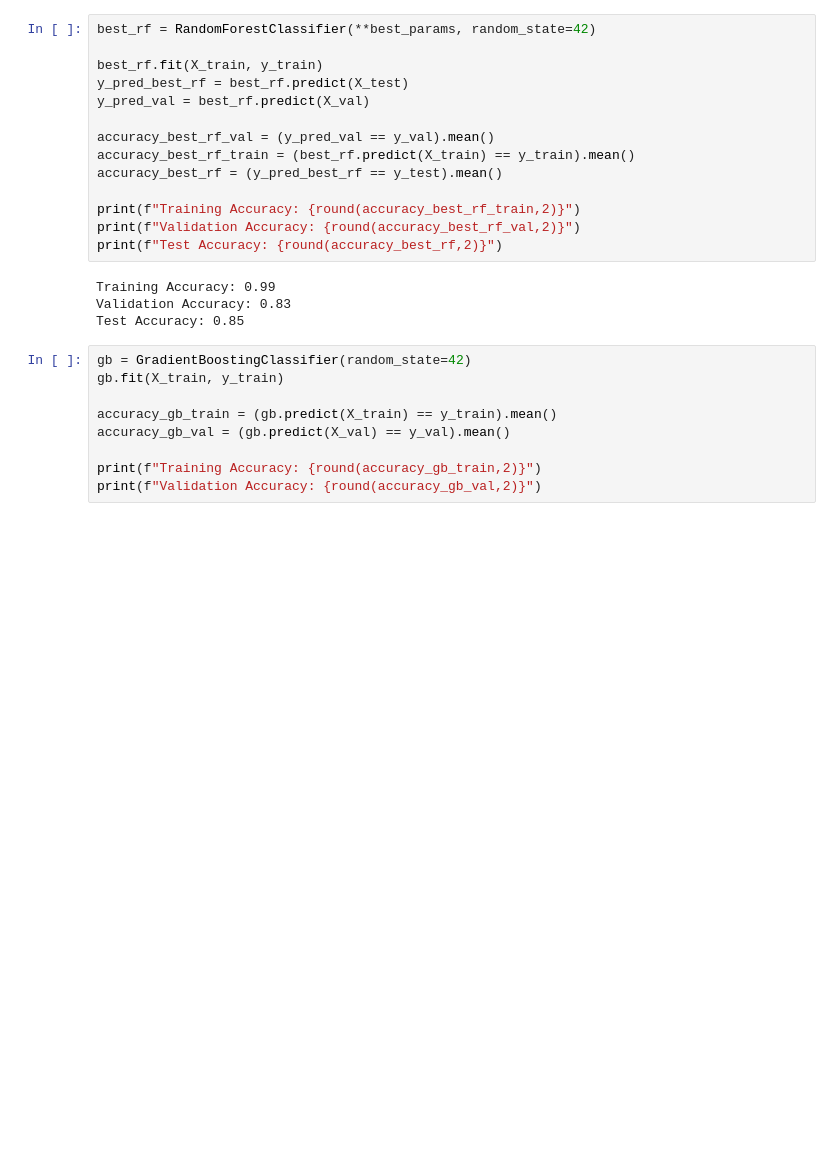
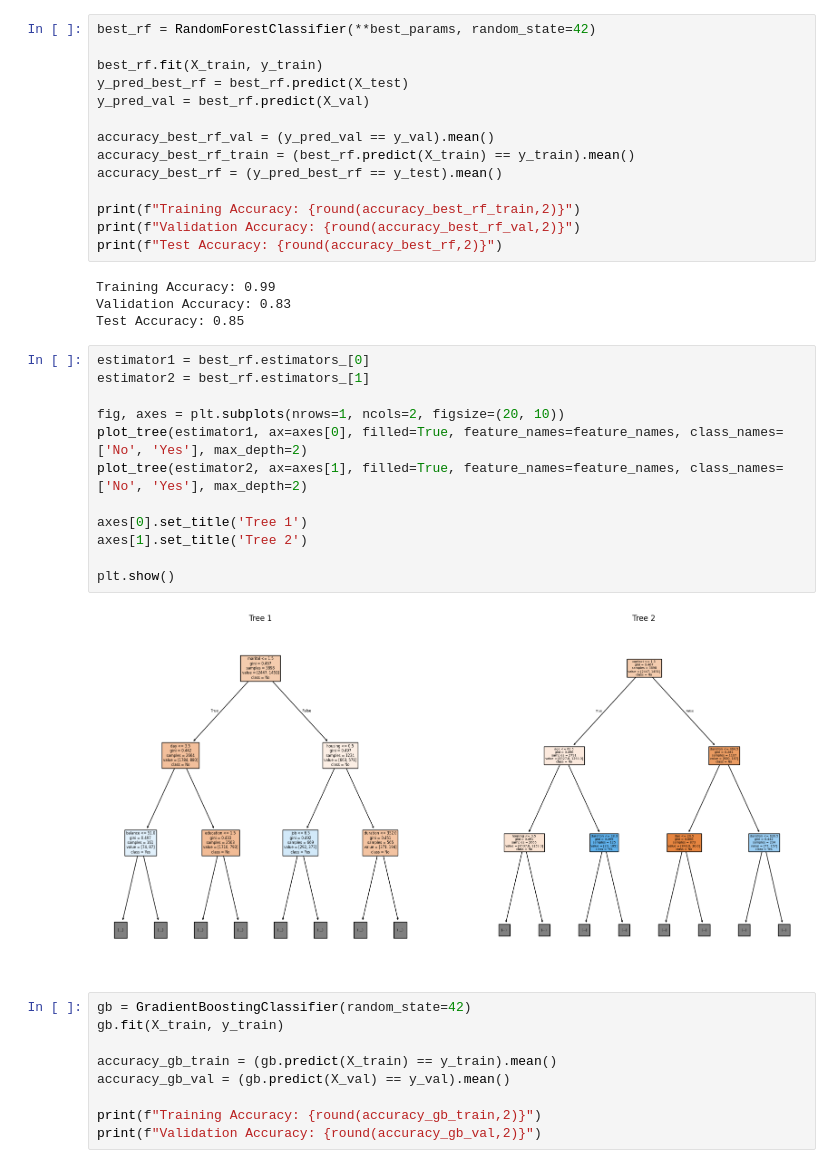
Before and after one commit to Rhy-Shah/BankCustomerSegmentation, a Jupyter notebook: code.ipynb, the cells around one changed output. Drawn from its saved outputs; the diff is of its cells as text; blank space fills up the shorter version.

```diff
--- a/code.ipynb
+++ b/code.ipynb
@@ -590,6 +591,20 @@ print(f"Test Accuracy: {round(accuracy_best_rf,2)}")
 Training Accuracy: 0.99
 Validation Accuracy: 0.83
 Test Accuracy: 0.85
+# %%
+estimator1 = best_rf.estimators_[0]
+estimator2 = best_rf.estimators_[1]
+
+fig, axes = plt.subplots(nrows=1, ncols=2, figsize=(20, 10))
+plot_tree(estimator1, ax=axes[0], filled=True, feature_names=feature_names, class_names=['No', 'Yes'], max_depth=2)
+plot_tree(estimator2, ax=axes[1], filled=True, feature_names=feature_names, class_names=['No', 'Yes'], max_depth=2)
+
+axes[0].set_title('Tree 1')
+axes[1].set_title('Tree 2')
+
+plt.show()
+# %% [output]
+[figure, added]
 # %%
 gb = GradientBoostingClassifier(random_state=42)
 gb.fit(X_train, y_train)
```
Also changed, not shown: parts of 1 cell of this notebook.
